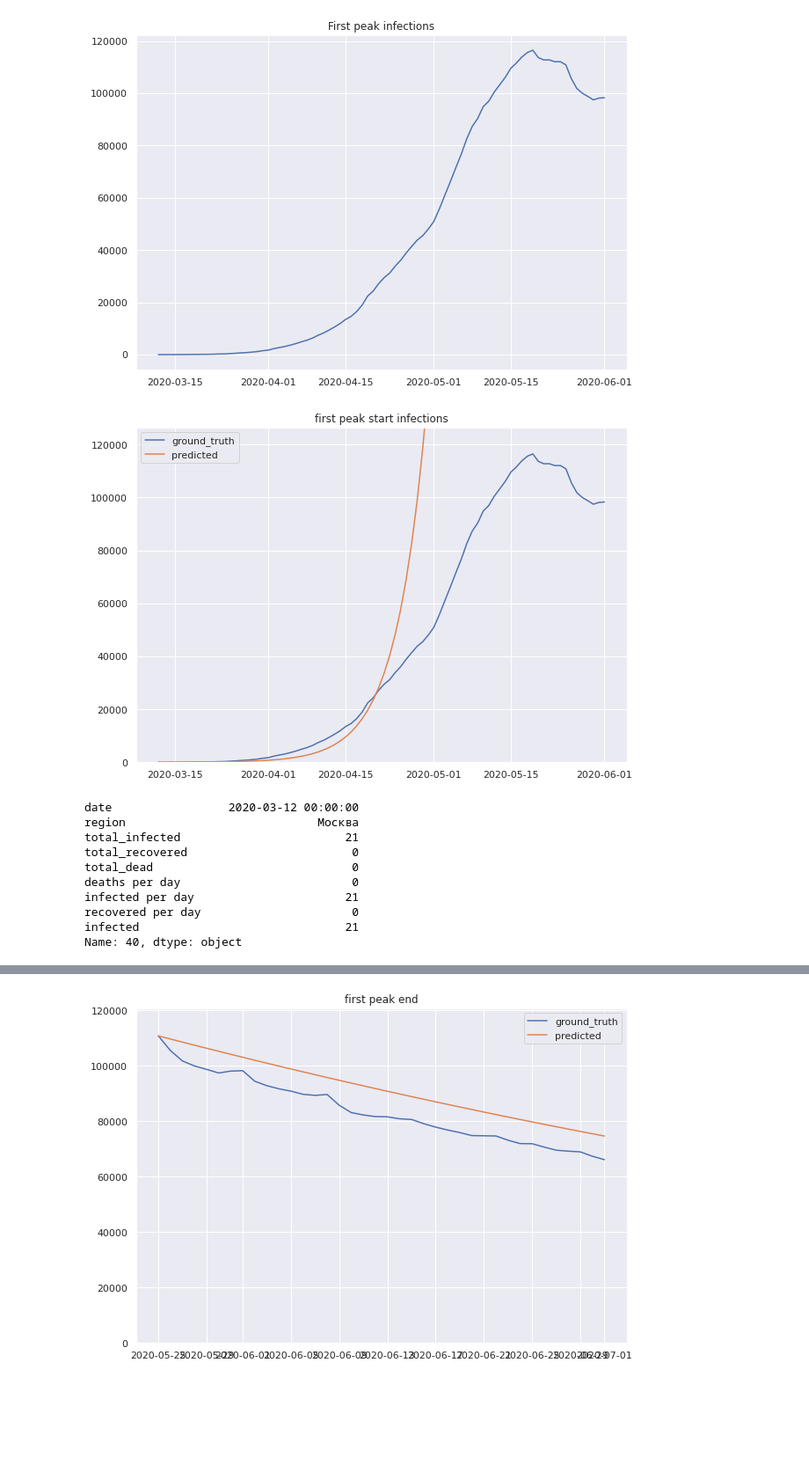
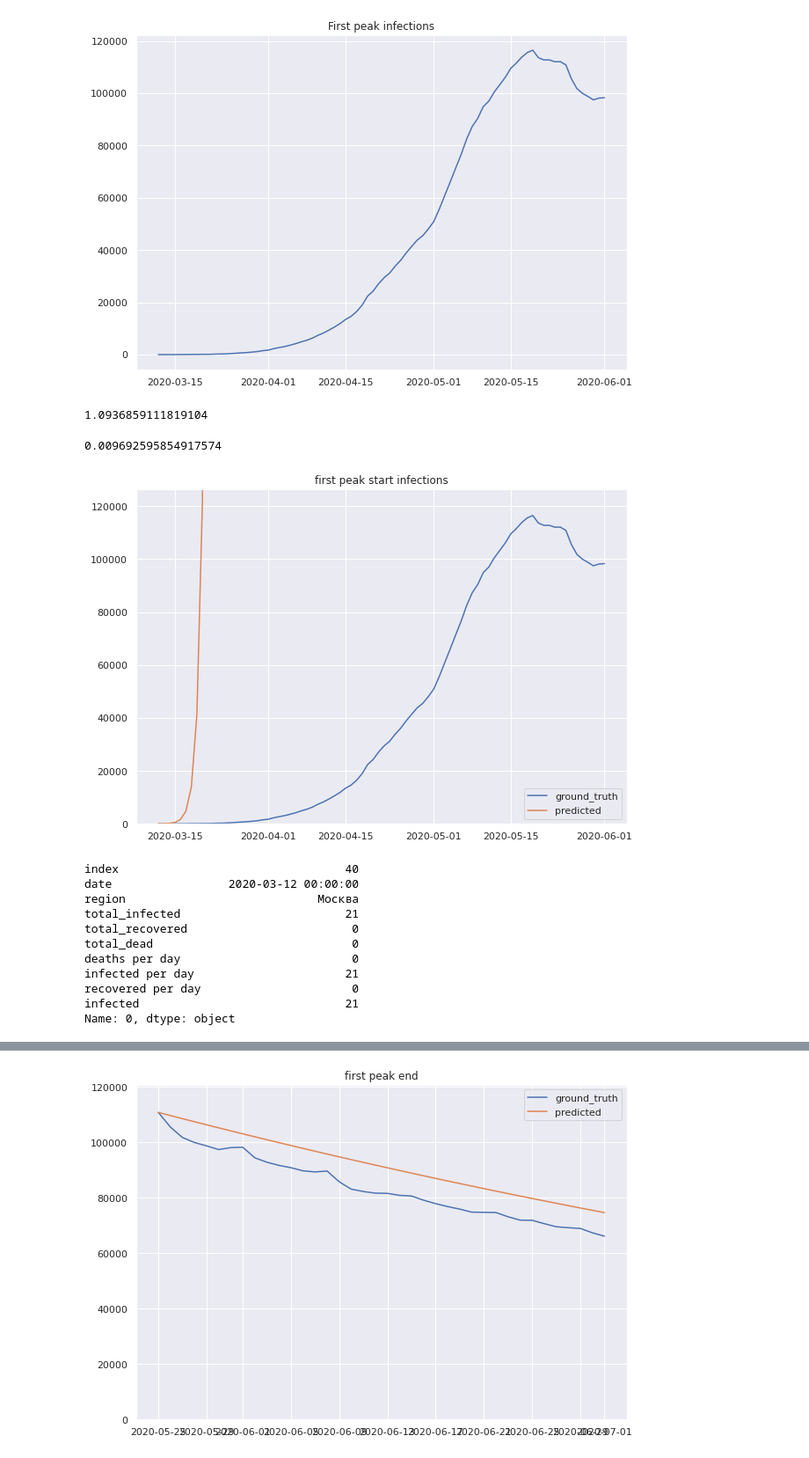
Before and after one commit to btseytlin/covid_peak_sir_modelling, a Jupyter notebook: sir.ipynb, the cells around one changed output, grey strips where cells are left out. Shown at 88% size. Drawn from its saved outputs; the diff is of its cells as text; code cells hidden in the pictures; blank space fills up the shorter version.

Commit message:
Add curve fitting

```diff
--- a/sir.ipynb
+++ b/sir.ipynb
@@ -195,4 +181,4 @@ df.head()
 | 3 | 2020-03-12 | Архангельская обл. | 0 | 0 | 0 | 0 | 0 | ... |
 | 4 | 2020-03-12 | Астраханская обл. | 0 | 0 | 0 | 0 | 0 | ... |
 # %%
-df = df[df.region == 'Москва']
+df = df[df.region == 'Москва'].reset_index()
@@ -198,0 +217,14 @@ df = df[df.region == 'Москва']
+# %%
+gamma = 0.03
+population = 12_000_00
+est_betas = []
+for row in df.itertuples():
+    if row.Index == 0:
+        continue
+
+    sn = (population - df.iloc[row.Index-1].total_infected - df.iloc[row.Index-1].total_recovered)/population
+    est_beta = (row.infected - gamma * df.iloc[row.Index-1].infected)/(df.iloc[row.Index-1].infected * sn)
+
+    est_betas.append(est_beta)
+
+est_betas = np.array(est_betas)
@@ -219,2 +248,0 @@ Name: date, Length: 309, dtype: datetime64[ns]
-# %%
-df['date'] = pd.to_datetime(df['date'], format='%d.%m.%Y')
@@ -251,15 +270,7 @@ plt.show()
 # %% [output]
 [figure]
 # %%
-def apply_sir_to_subset(subset, beta=0.38, D=5, label=''):
-    def model_step(initial_conditions, t, population, beta, gamma):
-        S, I, R = initial_conditions
-        dSdt = -beta * S * I / population
-        dIdt = beta * S * I / population - gamma * I
-        dRdt = gamma * I
-        return dSdt, dIdt, dRdt
-
-
+def apply_sir_to_subset(subset, beta=1.005, gamma=0.03, label=''):
     start_day = subset.iloc[0].date
     end_day = subset.iloc[-1].date
     days_in_cycle = 1
@@ -269,8 +280,7 @@ def apply_sir_to_subset(subset, beta=0.38, D=5, label=''):
 
     t = np.array(range(len(dates)))
 
-    population = N = 144500000
-    gamma = 1.0 / D
+    population = N = 12_000_000
 
     # Initial conditions
     I0 = subset.iloc[0].infected
@@ -278,7 +288,7 @@ def apply_sir_to_subset(subset, beta=0.38, D=5, label=''):
     S0 = population - I0 - Rec0
     initial_conditions = (S0, I0, Rec0)
 
-    ret = odeint(model_step, initial_conditions, t, args=(population, beta, gamma))
+    ret = odeint(one_stain_sir_step, initial_conditions, t, args=(population, beta, gamma))
     S, I, R = ret.T
 
     plt.figure(figsize=(10, 7))
@@ -288,13 +298,22 @@ def apply_sir_to_subset(subset, beta=0.38, D=5, label=''):
     plt.ylim(0, max(subset['infected'])+10000)
     plt.legend()
     plt.show()
+# %%
+est_betas[30:50].mean()
+# %% [output]
+1.0936859111819104
+# %%
+est_gammas[30:50].mean()
+# %% [output]
+0.009692595854917574
 # %%
-apply_sir_to_subset(subset, beta=0.38, label='first peak start infections')
+apply_sir_to_subset(subset, beta=1.093, gamma=0.009, label='first peak start infections')
 # %% [output]
-[figure, old version]
+[figure, new version]
 # %%
 subset.iloc[0]
 # %% [output]
+index                                 40
 date                 2020-03-12 00:00:00
 region                            Москва
 total_infected                        21
@@ -304,7 +323,7 @@ deaths per day                         0
 infected per day                      21
 recovered per day                      0
 infected                              21
-Name: 40, dtype: object
+Name: 0, dtype: object
 # %%
 subset = df[(df.date >= '2020-05-01') & (df.date <= '2020-06-01')]
 
```
Also changed, not shown: parts of 24 cells of this notebook, 3 other files.
